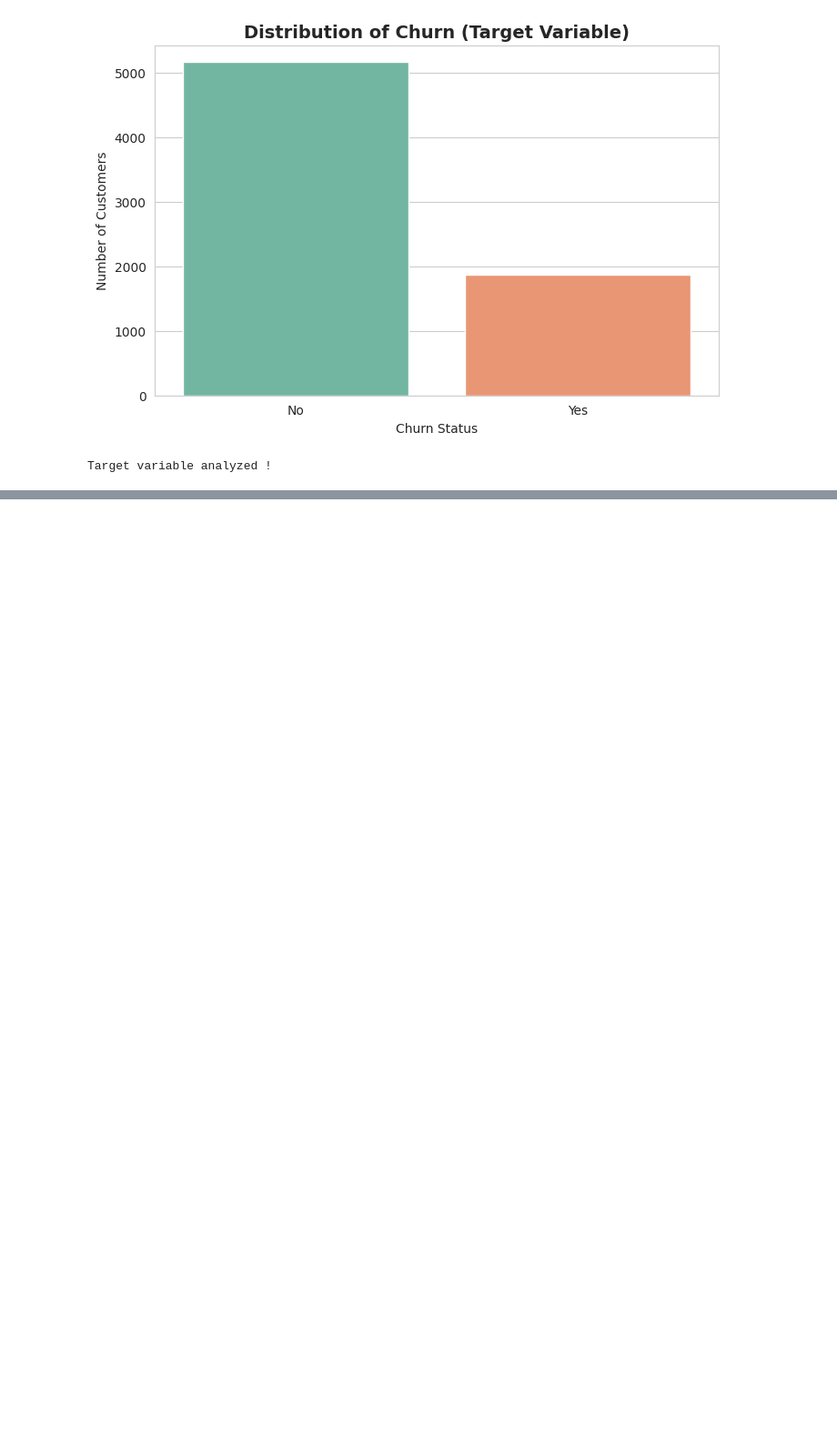
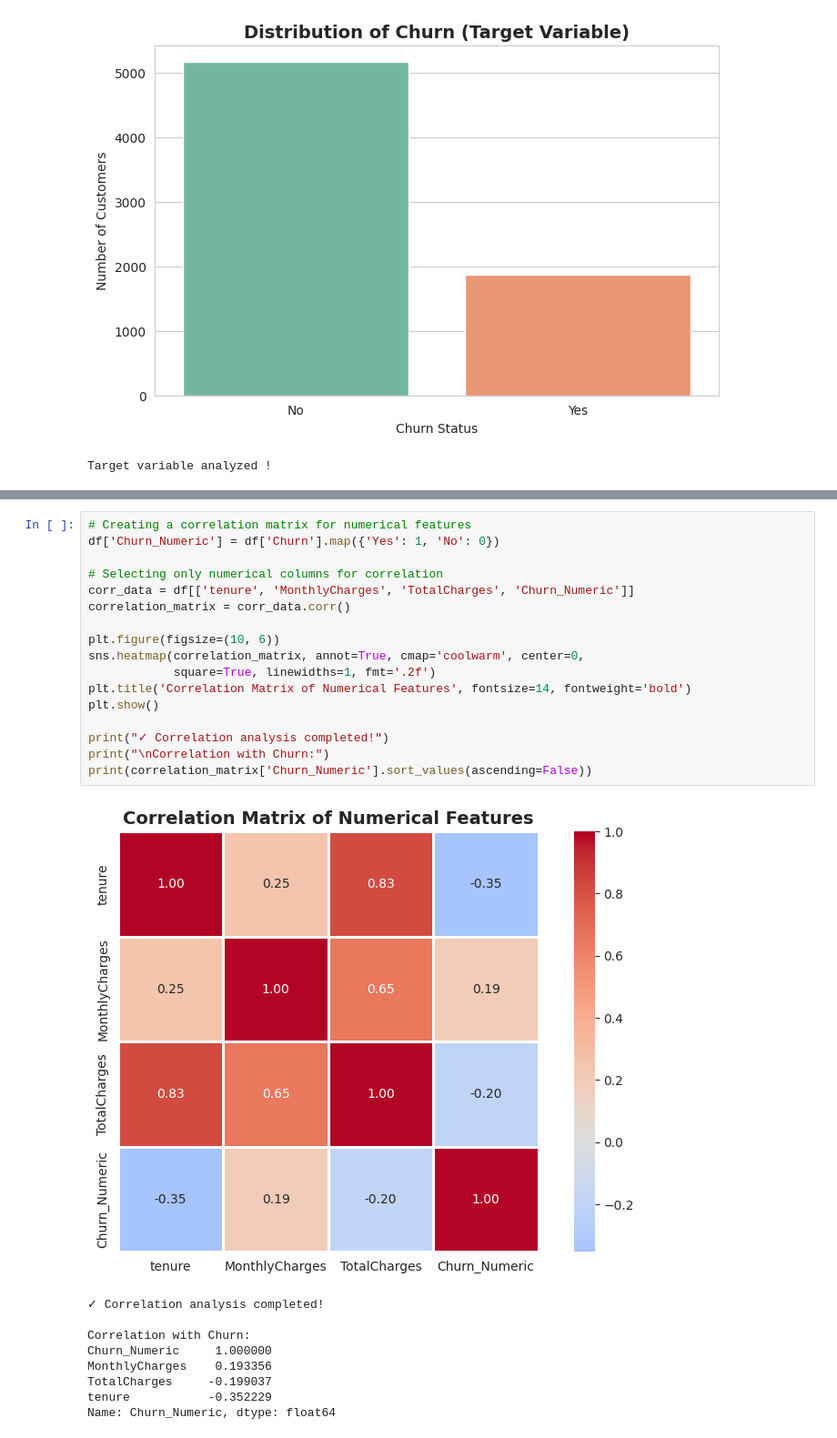
Before and after one commit to Minuka-Jayawardana/telco-churn-prediction, a Jupyter notebook: notebooks/Telco_Churn_Analysis.ipynb, the cells around one changed output, grey strips where cells are left out. Shown at 91% size. Drawn from its saved outputs; the diff is of its cells as text; blank space fills up the shorter version.

```diff
--- a/notebooks/Telco_Churn_Analysis.ipynb
+++ b/notebooks/Telco_Churn_Analysis.ipynb
@@ -141,0 +186,27 @@ Target variable analyzed !
+# %%
+# Creating a correlation matrix for numerical features
+df['Churn_Numeric'] = df['Churn'].map({'Yes': 1, 'No': 0})
+
+# Selecting only numerical columns for correlation
+corr_data = df[['tenure', 'MonthlyCharges', 'TotalCharges', 'Churn_Numeric']]
+correlation_matrix = corr_data.corr()
+
+plt.figure(figsize=(10, 6))
+sns.heatmap(correlation_matrix, annot=True, cmap='coolwarm', center=0,
+            square=True, linewidths=1, fmt='.2f')
+plt.title('Correlation Matrix of Numerical Features', fontsize=14, fontweight='bold')
+plt.show()
+
+print("✓ Correlation analysis completed!")
+print("\nCorrelation with Churn:")
+print(correlation_matrix['Churn_Numeric'].sort_values(ascending=False))
+# %% [output]
+[figure, added]
+✓ Correlation analysis completed!
+
+Correlation with Churn:
+Churn_Numeric     1.000000
+MonthlyCharges    0.193356
+TotalCharges     -0.199037
+tenure           -0.352229
+Name: Churn_Numeric, dtype: float64
```
Also changed, not shown: parts of 4 cells of this notebook.
